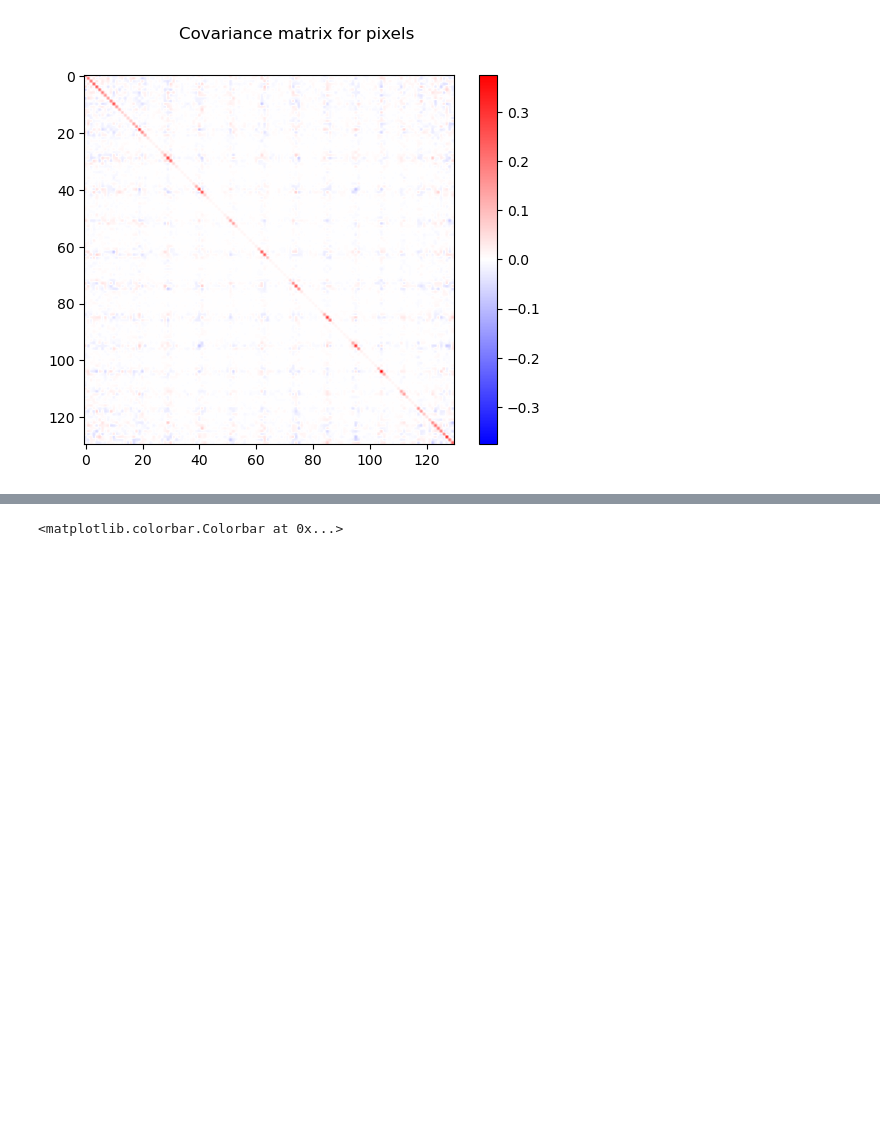
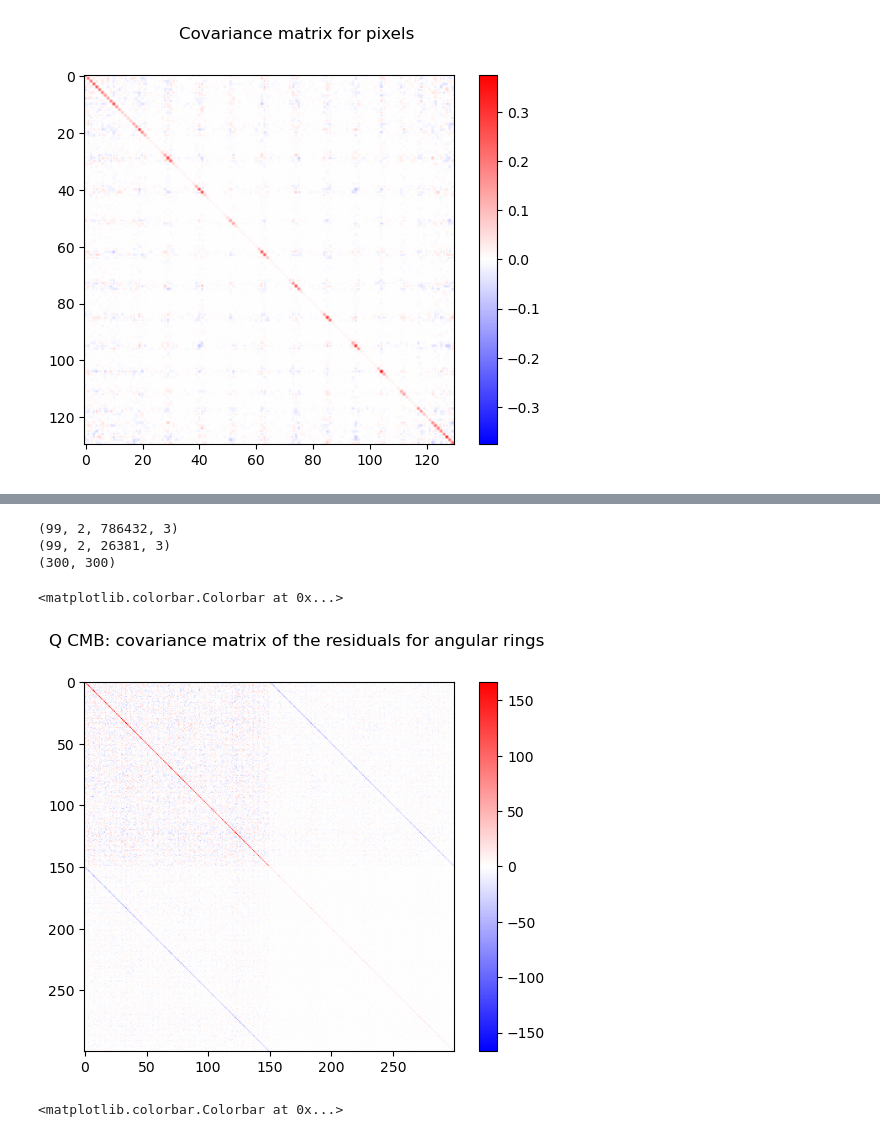
Before and after one commit to mathias77515/CMM-Pipeline, a Jupyter notebook: scripts_nahuel/noise_analysis.ipynb, the cells around one changed output, grey strips where cells are left out. Saved outputs shown, nothing was run; the diff lists cells and outputs as text; code cells hidden in the pictures; blank space fills up the shorter version.

```diff
--- a/scripts_nahuel/noise_analysis.ipynb
+++ b/scripts_nahuel/noise_analysis.ipynb
@@ -245,3 +279,21 @@ plt.colorbar()
+# %%
+res_qubic = res[:,:,seenpix,:]
+print(res.shape)
+print(res_qubic.shape)
+
+cov = np.cov(res_qubic[:,0,50:200,1],res_qubic[:,1,50:200,1],rowvar=False)
+print(cov.shape)
+plt.figure()
+plt.suptitle('Q CMB: covariance matrix of the residuals for angular rings')
+vmax = np.max(np.abs(cov[:, :]))
+plt.imshow(cov[:, :], vmin=-vmax, vmax=vmax, cmap='bwr')
+plt.colorbar()
+# %% [output]
+(99, 2, 786432, 3)
+(99, 2, 26381, 3)
+(300, 300)
+<matplotlib.colorbar.Colorbar at 0x...>
+[figure, added]
 # %%
 cov = np.cov( Q_cmb, rowvar = False )
 plt.figure()
```
Also changed, not shown: parts of 8 cells of this notebook, 1 other file.
